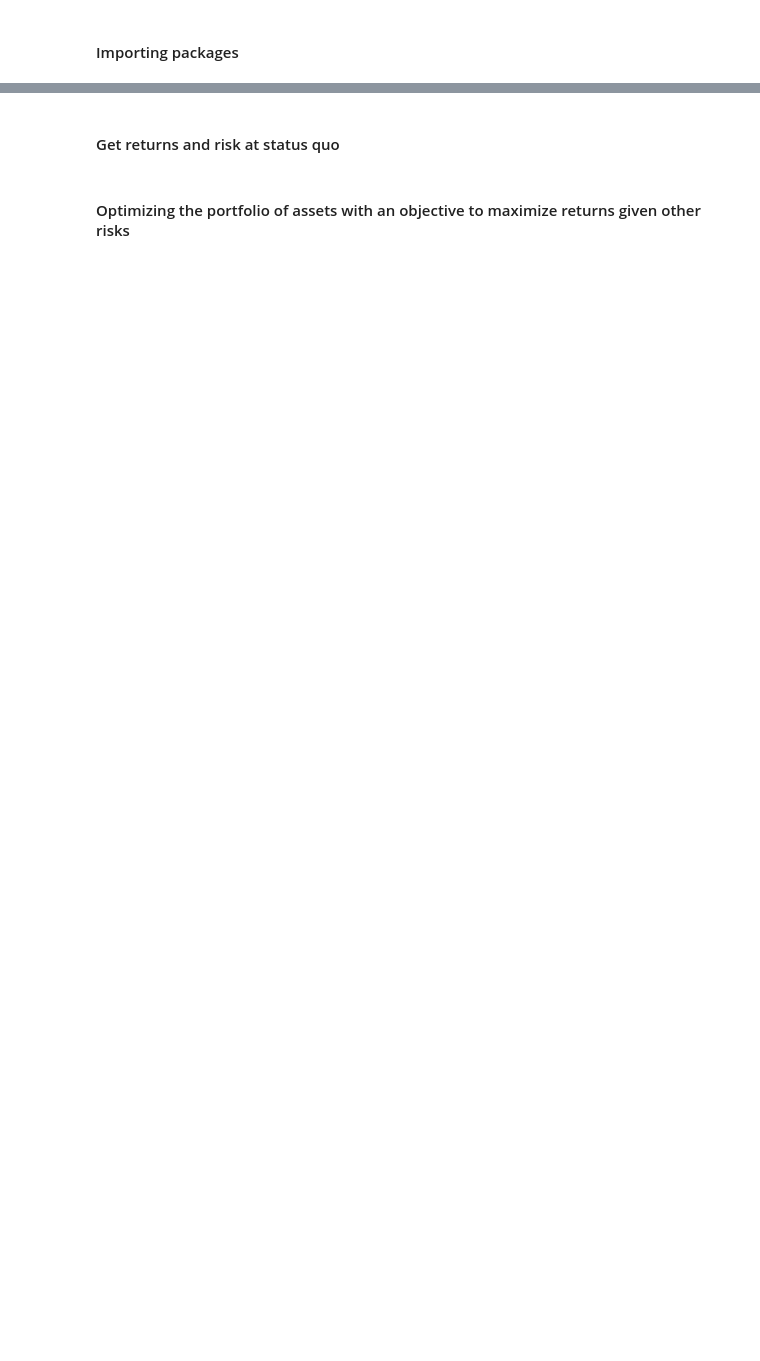
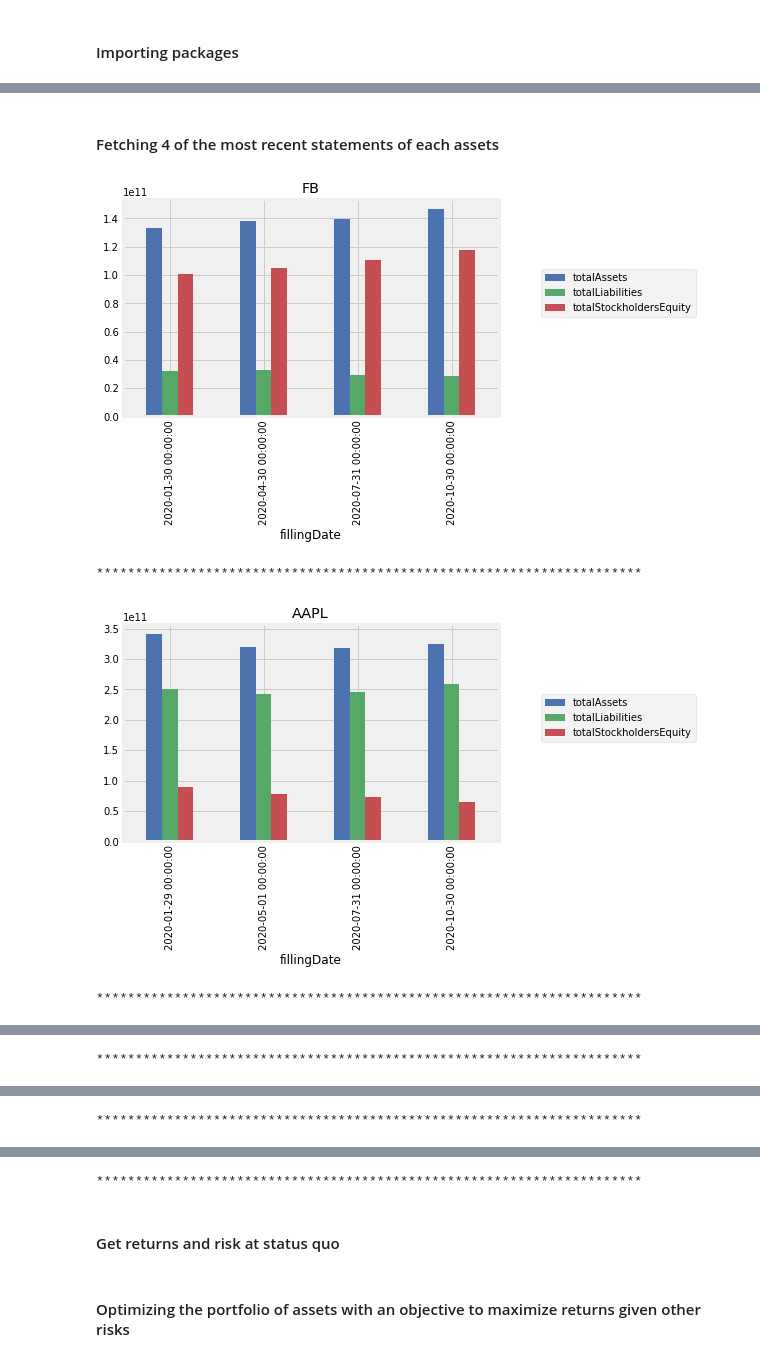
Before and after one commit to mohiteprathamesh1996/Investment-and-Portfolio-Analysis-of-Stocks, a Jupyter notebook: PortfolioOpt.ipynb, the cells around one changed output, grey strips where cells are left out. Cells and saved outputs as stored; diff of their text form; code cells hidden in the pictures; blank space fills up the shorter version.

```diff
--- a/PortfolioOpt.ipynb
+++ b/PortfolioOpt.ipynb
@@ -41,0 +41,37 @@ Successfully installed PyPortfolioOpt-1.2.7
+# %% [markdown]
+#### Fetching 4 of the most recent statements of each assets
+# %%
+def fetch_statement_latest_4_QTRs(ticker):
+  '''
+  Returns statements of a given asset from previous 4 quarters.
+
+  Parameters:
+  -----------
+      ticker: str
+          Stock ticker.
+  '''
+  # Requesting data using website API
+  statement = requests.get('https://financialmodelingprep.com/api/v3/balance-sheet-statement/{}?period=quarter&limit=400&apikey=28dd29191adc89c51754e4ee2b06aa56'.format(ticker))
+
+  # Create dataframe
+  statement = pd.DataFrame(statement.json())
+  statement["fillingDate"] = pd.to_datetime(statement["fillingDate"])
+  statement["cycle"] = statement["period"]+"_"+statement["fillingDate"].dt.year.astype(str)
+
+  # Extract details from previous most recent statements
+  statement = statement.set_index("fillingDate")[["totalAssets","totalLiabilities","totalStockholdersEquity"]].head(4)
+
+  return statement.sort_index(ascending=True)
+# %%
+for ticker in ["FB","AAPL","AMZN","NFLX","GOOGL"]:
+  statement = fetch_statement_latest_4_QTRs(ticker)
+  statement.plot(kind="bar")
+  plt.title(ticker)
+  plt.legend(bbox_to_anchor=(1.1, 0.7))
+  plt.show()
+  print("\n**********************************************************************")
+# %% [output]
+[figure, added]
+**********************************************************************
+[figure, added]
+**********************************************************************
@@ -41,0 +79 @@ Successfully installed PyPortfolioOpt-1.2.7
+**********************************************************************
@@ -41,0 +81 @@ Successfully installed PyPortfolioOpt-1.2.7
+**********************************************************************
@@ -42,3 +83,4 @@ Successfully installed PyPortfolioOpt-1.2.7
+**********************************************************************
 # %% [markdown]
 #### Get returns and risk at status quo
 # %%
```
Also changed, not shown: parts of 4 cells of this notebook.
